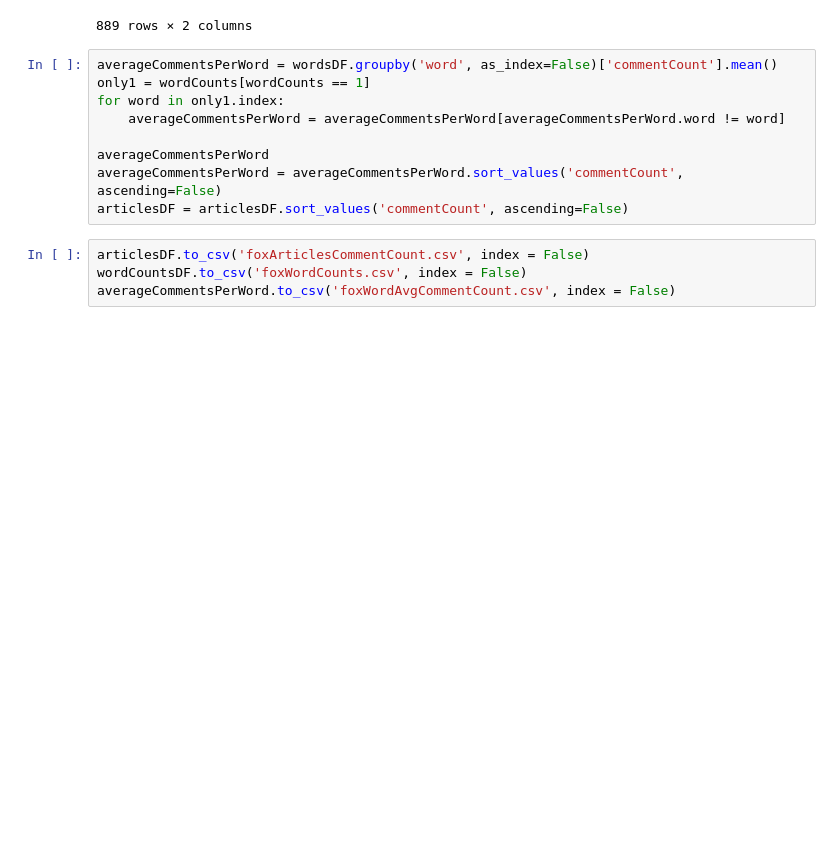
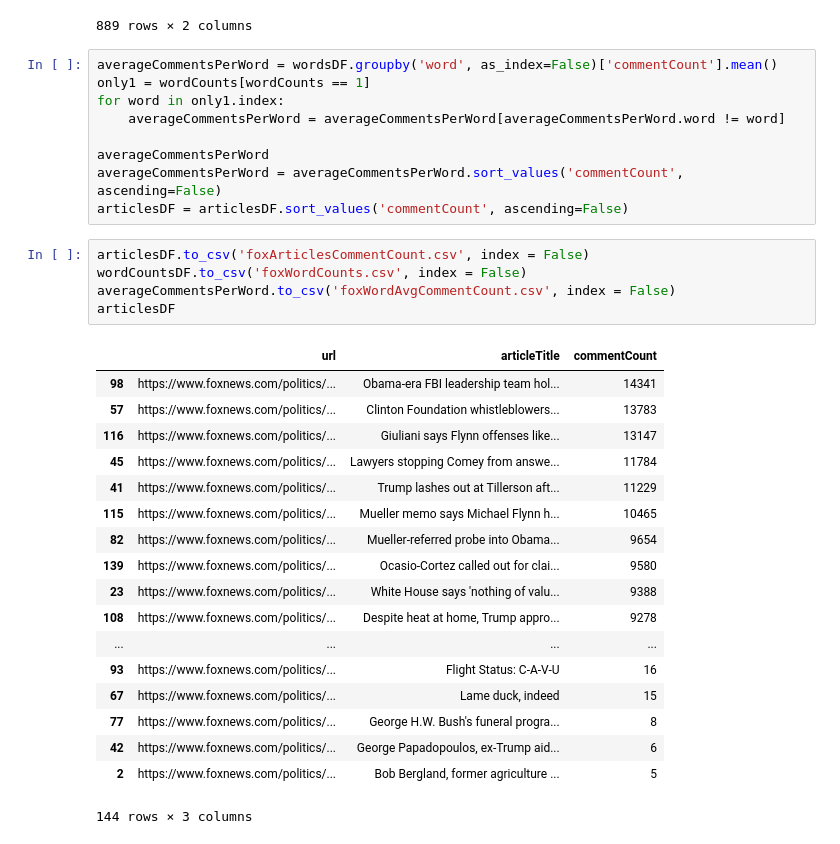
Before and after one commit to jwcantle11/news-data-scrape, a Jupyter notebook: FoxNewsWebScrape.ipynb, the cells around one changed output. Cells and saved outputs as stored; diff of their text form; blank space fills up the shorter version.

```diff
--- a/FoxNewsWebScrape.ipynb
+++ b/FoxNewsWebScrape.ipynb
@@ -231,4 +217,24 @@ articlesDF = articlesDF.sort_values('commentCount', ascending=False)
 # %%
 articlesDF.to_csv('foxArticlesCommentCount.csv', index = False)
 wordCountsDF.to_csv('foxWordCounts.csv', index = False)
 averageCommentsPerWord.to_csv('foxWordAvgCommentCount.csv', index = False)
+articlesDF
+# %% [output]
+|  | url | articleTitle | commentCount |
+| 98 | https://www.foxnews.com/politics/... | Obama-era FBI leadership team hol... | 14341 |
+| 57 | https://www.foxnews.com/politics/... | Clinton Foundation whistleblowers... | 13783 |
+| 116 | https://www.foxnews.com/politics/... | Giuliani says Flynn offenses like... | 13147 |
+| 45 | https://www.foxnews.com/politics/... | Lawyers stopping Comey from answe... | 11784 |
+| 41 | https://www.foxnews.com/politics/... | Trump lashes out at Tillerson aft... | 11229 |
+| 115 | https://www.foxnews.com/politics/... | Mueller memo says Michael Flynn h... | 10465 |
+| 82 | https://www.foxnews.com/politics/... | Mueller-referred probe into Obama... | 9654 |
+| 139 | https://www.foxnews.com/politics/... | Ocasio-Cortez called out for clai... | 9580 |
+| 23 | https://www.foxnews.com/politics/... | White House says 'nothing of valu... | 9388 |
+| 108 | https://www.foxnews.com/politics/... | Despite heat at home, Trump appro... | 9278 |
+| ... | ... | ... | ... |
+| 93 | https://www.foxnews.com/politics/... | Flight Status: C-A-V-U | 16 |
+| 67 | https://www.foxnews.com/politics/... | Lame duck, indeed | 15 |
+| 77 | https://www.foxnews.com/politics/... | George H.W. Bush's funeral progra... | 8 |
+| 42 | https://www.foxnews.com/politics/... | George Papadopoulos, ex-Trump aid... | 6 |
+| 2 | https://www.foxnews.com/politics/... | Bob Bergland, former agriculture ... | 5 |
+144 rows × 3 columns
```
Also changed, not shown: parts of 4 cells of this notebook, 3 other files.
